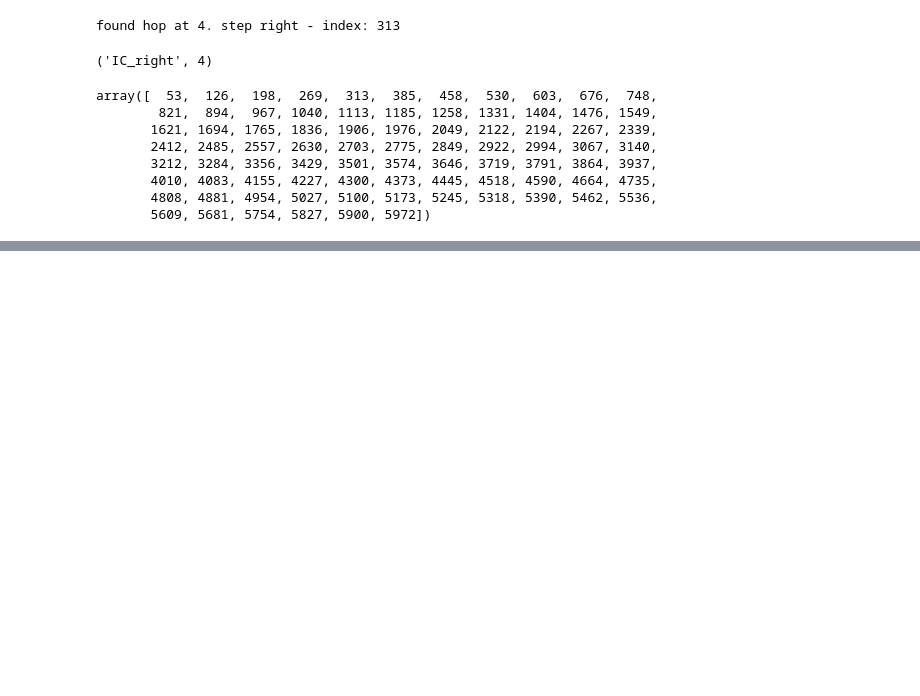
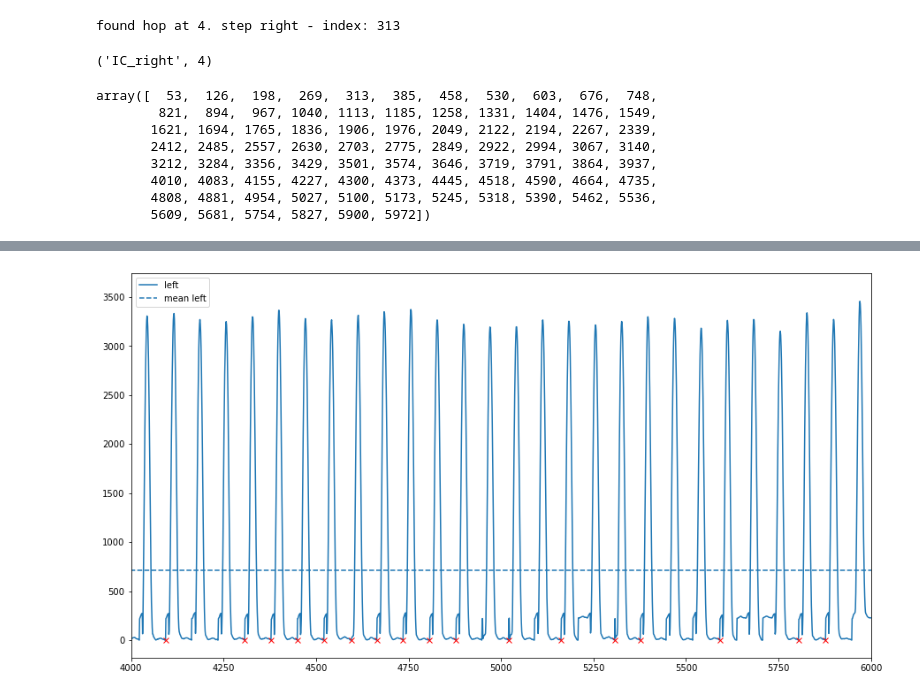
Before and after one commit to luceskywalker/TexSense, a Jupyter notebook: study1/jupyter/p01/p01.ipynb, the cells around one changed output, grey strips where cells are left out. Cells and saved outputs as stored; diff of their text form; code cells hidden in the pictures; blank space fills up the shorter version.

```diff
--- a/study1/jupyter/p01/p01.ipynb
+++ b/study1/jupyter/p01/p01.ipynb
@@ -227,0 +284,22 @@ def find_hop(events_dict):
+# %%
+# stage 2
+l1 = offset_stage2(l, ic_left, 100)
+r1 = offset_stage2(r, ic_right, 100)
+force_left1 = pi_force(l1)
+force_right1 = pi_force(r1)
+ic_left1 = pi_ic(force_left1, 100)
+ic_right1 = pi_ic(force_right1, 100)
+
+# plot
+plt.plot(force_left1, label='left')
+plt.hlines(np.mean(force_left1), 0, 6000, label='mean left', linestyles = '--')
+#plt.plot(force_right1, label='right')
+#plt.plot(ic_right1, force_right1[ic_right1], 'rx')
+plt.plot(ic_left1, force_left1[ic_left1], 'rx')
+plt.xlim(4000,6000)
+#plt.ylim(0,400)
+plt.legend()
+fig = plt.gcf()
+fig.set_size_inches(15, 8)
+# %% [output]
+[figure, added]
```
Also changed, not shown: parts of 14 cells of this notebook.
